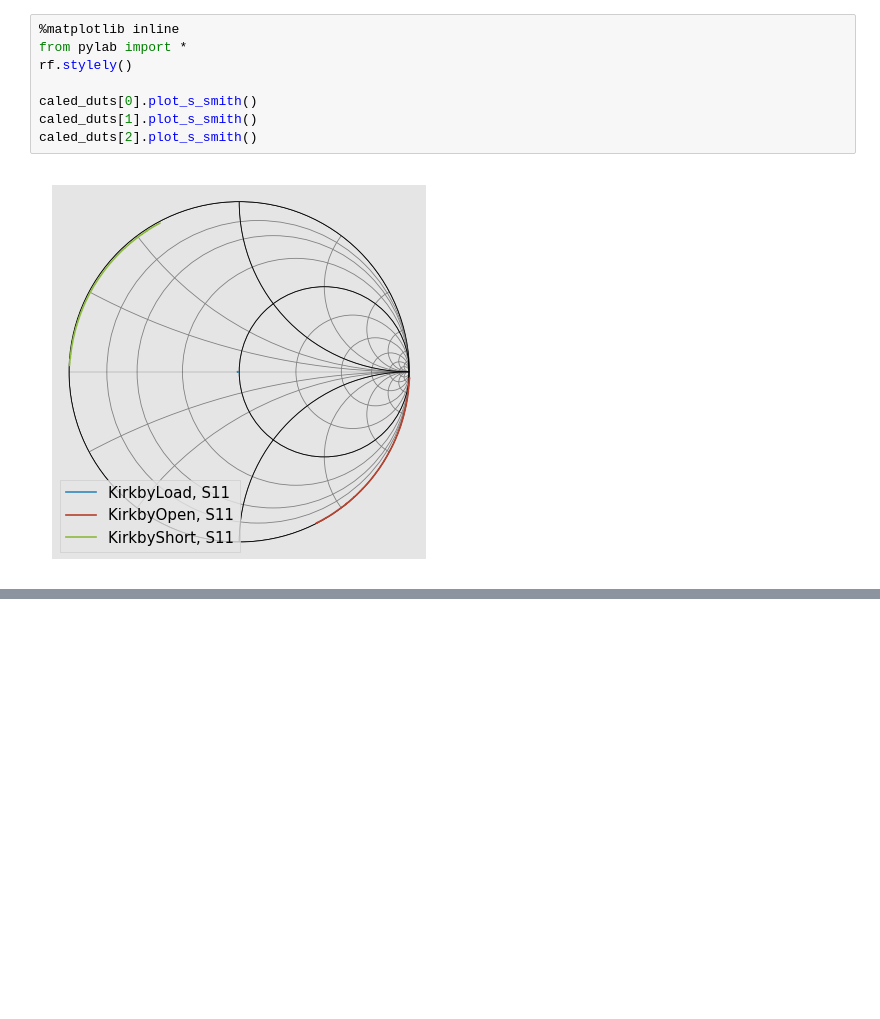
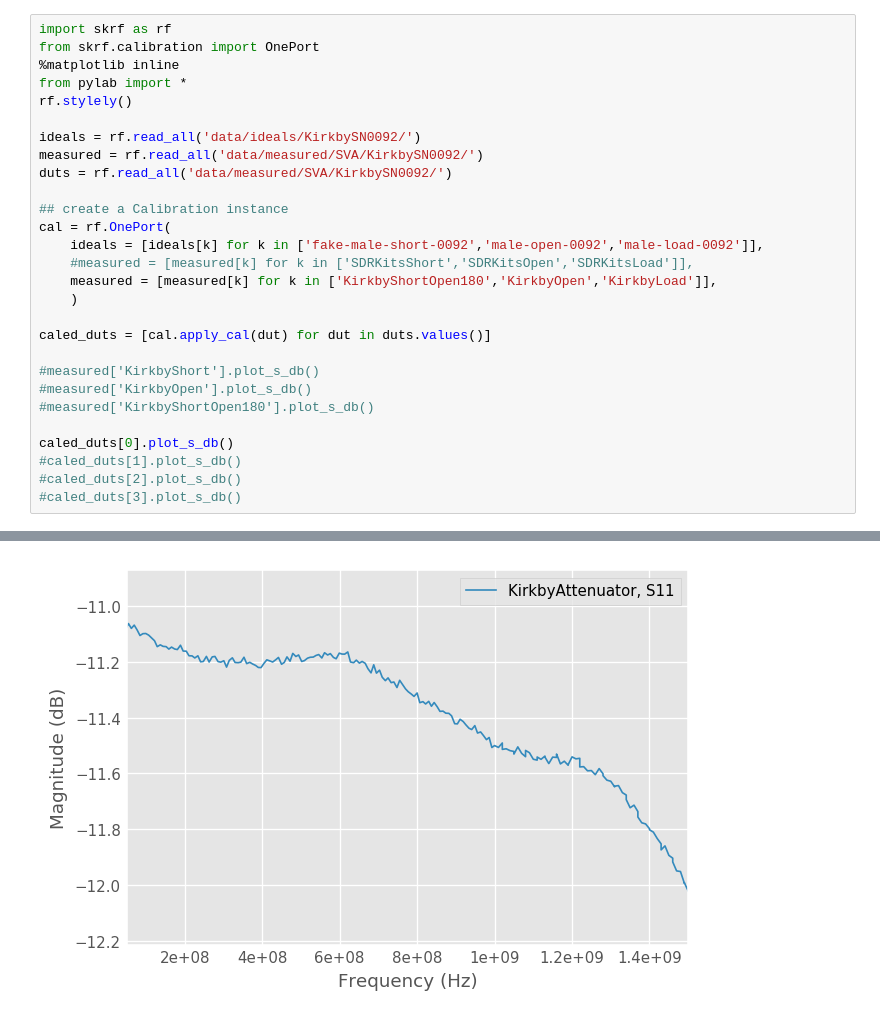
Before and after one commit to hendorog/SVA1015X, a Jupyter notebook: docs/SDR Cal Test1.ipynb, the cells around one changed output, grey strips where cells are left out. Drawn from its saved outputs; the diff is of its cells as text; blank space fills up the shorter version.

```diff
--- a/docs/SDR Cal Test1.ipynb
+++ b/docs/SDR Cal Test1.ipynb
@@ -46,10 +40,29 @@ To use the future default and silence this warning we advise to pass `rcond=None
-# %%
-%matplotlib inline
-from pylab import *
-rf.stylely()
-
-caled_duts[0].plot_s_smith()
-caled_duts[1].plot_s_smith()
-caled_duts[2].plot_s_smith()
-# %% [output]
-[figure, removed]
+# %%
+import skrf as rf
+from skrf.calibration import OnePort
+%matplotlib inline
+from pylab import *
+rf.stylely()
+
+ideals = rf.read_all('data/ideals/KirkbySN0092/')
+measured = rf.read_all('data/measured/SVA/KirkbySN0092/')
+duts = rf.read_all('data/measured/SVA/KirkbySN0092/')
+
+## create a Calibration instance
+cal = rf.OnePort(
+    ideals = [ideals[k] for k in ['fake-male-short-0092','male-open-0092','male-load-0092']],
+    #measured = [measured[k] for k in ['SDRKitsShort','SDRKitsOpen','SDRKitsLoad']],
+    measured = [measured[k] for k in ['KirkbyShortOpen180','KirkbyOpen','KirkbyLoad']],
+    )
+
+caled_duts = [cal.apply_cal(dut) for dut in duts.values()]
+
+#measured['KirkbyShort'].plot_s_db()
+#measured['KirkbyOpen'].plot_s_db()
+#measured['KirkbyShortOpen180'].plot_s_db()
+
+caled_duts[0].plot_s_db()
+#caled_duts[1].plot_s_db()
+#caled_duts[2].plot_s_db()
+#caled_duts[3].plot_s_db()
+# %% [output]
@@ -55,0 +77 @@ caled_duts[2].plot_s_smith()
+[figure, added]
```
Also changed, not shown: parts of 4 cells of this notebook, 17 other files.
